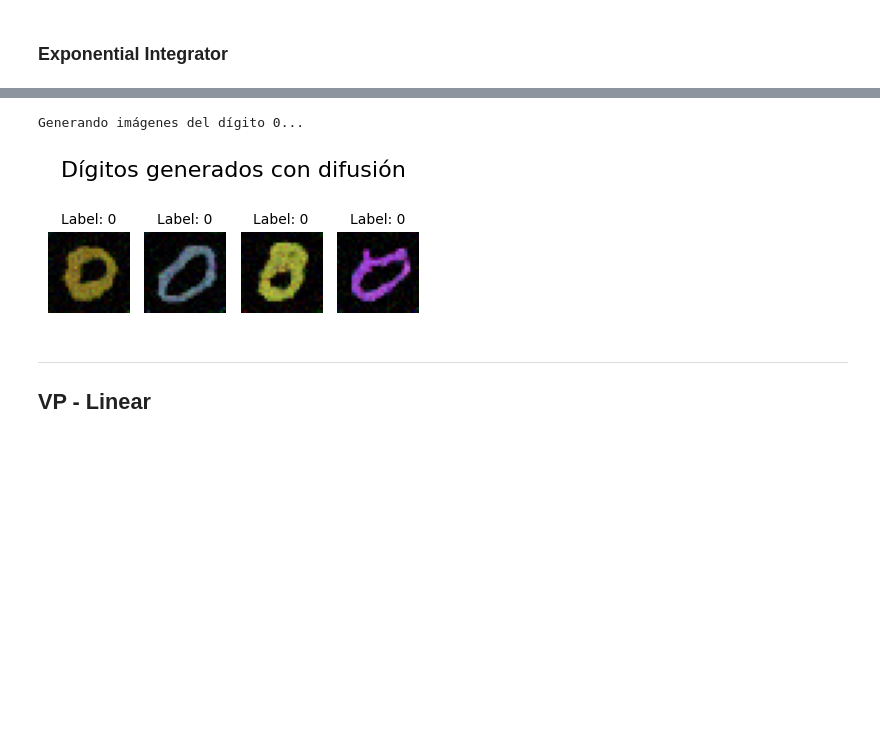
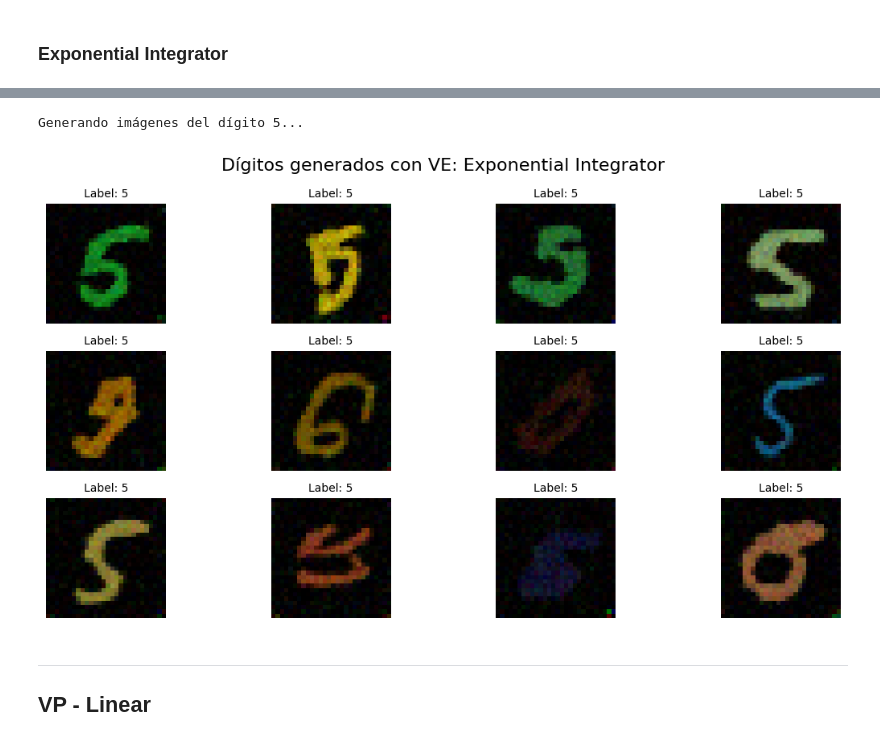
Before and after one commit to ManuelMunozBer/Generative-Diffusion, a Jupyter notebook: demo_notebooks/pruebas_validacion.ipynb, the cells around one changed output, grey strips where cells are left out. Drawn from its saved outputs; the diff is of its cells as text; code cells hidden in the pictures; blank space fills up the shorter version.

```diff
--- a/demo_notebooks/pruebas_validacion.ipynb
+++ b/demo_notebooks/pruebas_validacion.ipynb
@@ -241,9 +258,9 @@ diffusion_model_ve_exponential.load_score_model("../checkpoints/ve_sde.pt")
 # %%
-DIGIT_CLASS = 0
+DIGIT_CLASS = 5
 
 # Parámetros para generación
-N_SAMPLES = 4
-N_STEPS = 1000
+N_SAMPLES = 12
+N_STEPS = 2000
 
 # Crear tensor de condición para el dígito especificado
 condition = [DIGIT_CLASS]*N_SAMPLES
@@ -257,5 +274,5 @@ generated_images_ve_exponential, condition = diffusion_model_ve_exponential.gene
     n_steps=N_STEPS
 )
 # Mostrar imágenes generadas
-show_images(generated_images_ve_exponential, title="Dígitos generados con difusión", labels=condition)
+show_images(generated_images_ve_exponential, title="Dígitos generados con VE: Exponential Integrator", labels=condition)
 # %% [output]
@@ -263,5 +280,5 @@ show_images(generated_images_ve_exponential, title="Dígitos generados con difus
-Generando imágenes del dígito 0...
+Generando imágenes del dígito 5...
-[figure, old version]
+[figure, new version]
 # %% [markdown]
 ---
 ## VP - Linear
```
Also changed, not shown: parts of 81 cells of this notebook, 16 other files.
